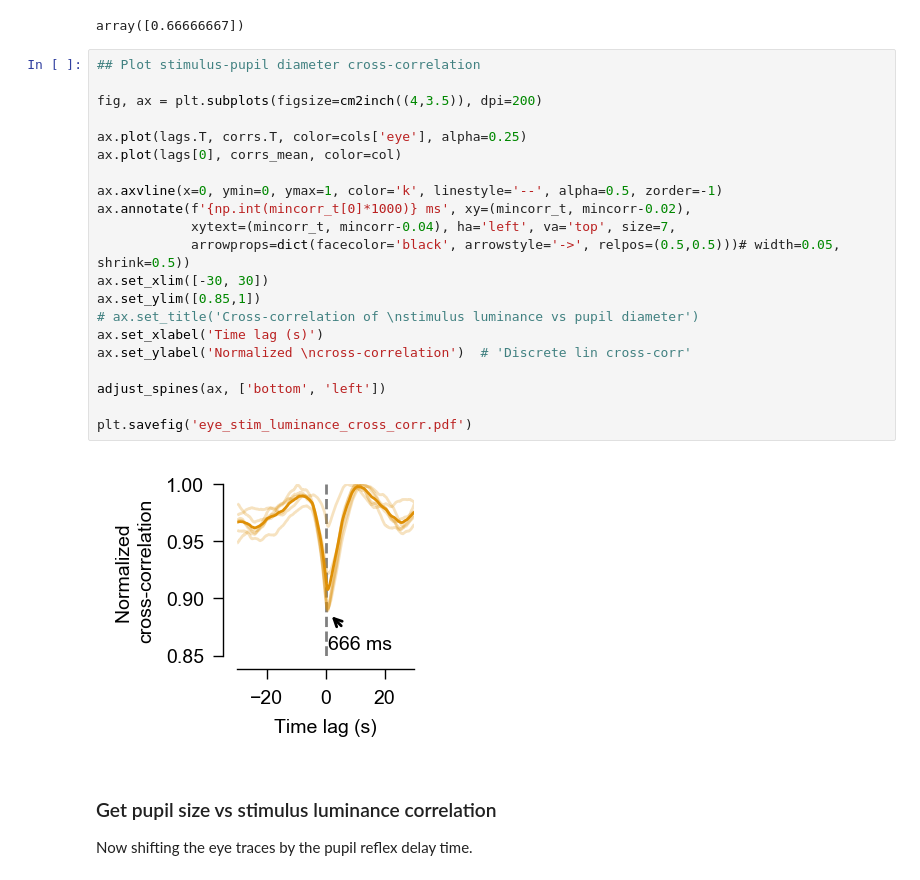
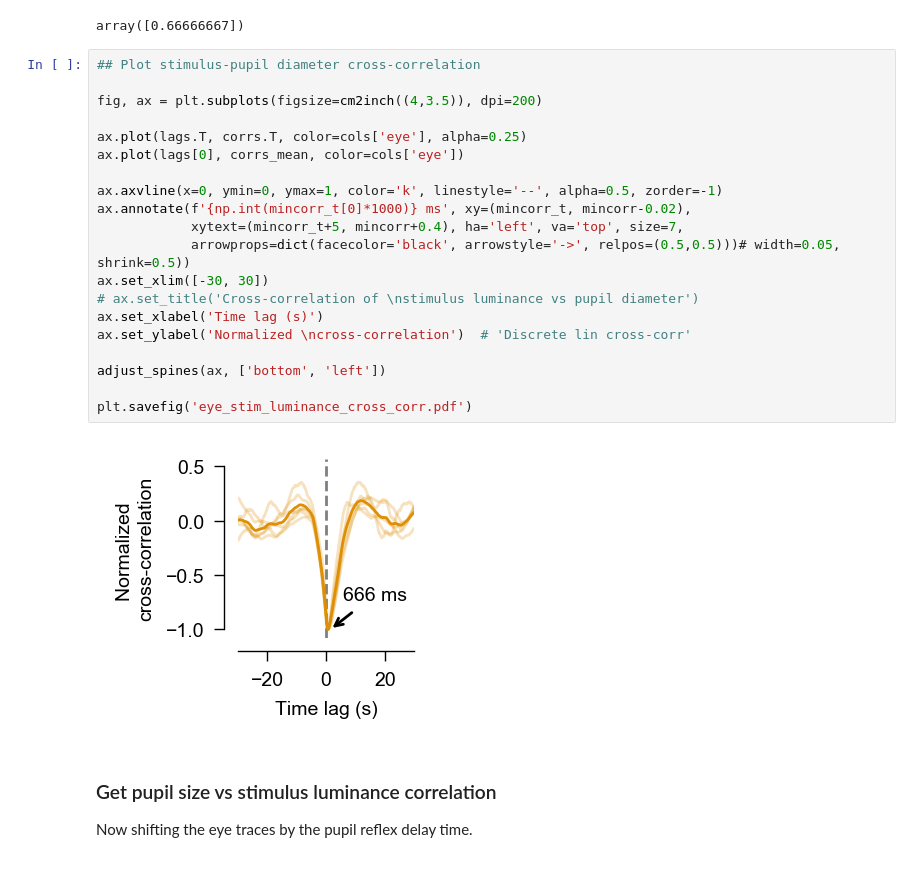
Before and after one commit to yannikbauer/hollymov_code, a Jupyter notebook: hmov_code/fig_01/plot_predictor_corrs.ipynb, the cells around one changed output. Drawn from its saved outputs; the diff is of its cells as text.

```diff
--- a/hmov_code/fig_01/plot_predictor_corrs.ipynb
+++ b/hmov_code/fig_01/plot_predictor_corrs.ipynb
@@ -216,26 +216,25 @@ array([0.66666667])
 # %%
 ## Plot stimulus-pupil diameter cross-correlation
 
 fig, ax = plt.subplots(figsize=cm2inch((4,3.5)), dpi=200)
 
 ax.plot(lags.T, corrs.T, color=cols['eye'], alpha=0.25)
-ax.plot(lags[0], corrs_mean, color=col)
+ax.plot(lags[0], corrs_mean, color=cols['eye'])
 
 ax.axvline(x=0, ymin=0, ymax=1, color='k', linestyle='--', alpha=0.5, zorder=-1)
 ax.annotate(f'{np.int(mincorr_t[0]*1000)} ms', xy=(mincorr_t, mincorr-0.02),
-            xytext=(mincorr_t, mincorr-0.04), ha='left', va='top', size=7,
+            xytext=(mincorr_t+5, mincorr+0.4), ha='left', va='top', size=7,
             arrowprops=dict(facecolor='black', arrowstyle='->', relpos=(0.5,0.5)))# width=0.05, shrink=0.5))
 ax.set_xlim([-30, 30])
-ax.set_ylim([0.85,1])
 # ax.set_title('Cross-correlation of \nstimulus luminance vs pupil diameter')
 ax.set_xlabel('Time lag (s)')
 ax.set_ylabel('Normalized \ncross-correlation')  # 'Discrete lin cross-corr'
 
 adjust_spines(ax, ['bottom', 'left'])
 
 plt.savefig('eye_stim_luminance_cross_corr.pdf')
 # %% [output]
-[figure, old version]
+[figure, new version]
 # %% [markdown]
 ### Get pupil size vs stimulus luminance correlation
 Now shifting the eye traces by the pupil reflex delay time.
```
Also changed, not shown: parts of 20 cells of this notebook, 3 other files.
